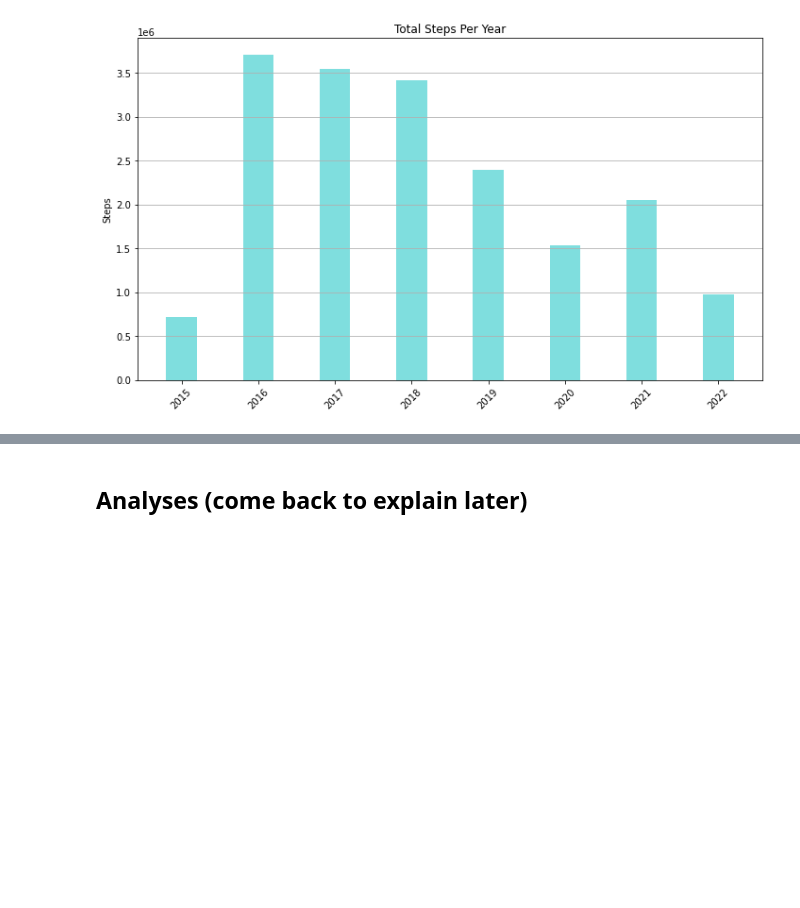
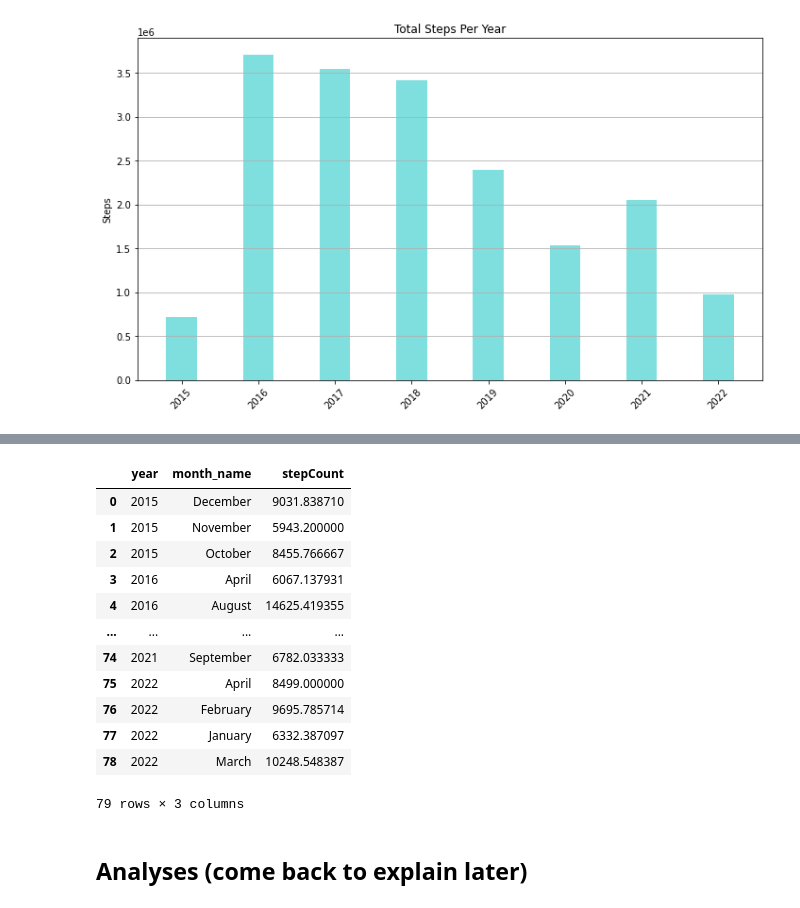
Before and after one commit to rebecca-weiss/HealthApp, a Jupyter notebook: steps_viz.ipynb, the cells around one changed output, grey strips where cells are left out. Cells and saved outputs as stored; diff of their text form; code cells hidden in the pictures; blank space fills up the shorter version.

```diff
--- a/steps_viz.ipynb
+++ b/steps_viz.ipynb
@@ -178,3 +180,21 @@ sns.heatmap(steps, annot=True, linewidths=.5, ax=ax)
+# %%
+# average steps per month/year
+steps_long = df.groupby(['year', 'month_name'], as_index=False)['stepCount'].mean()
+steps_long
+# %% [output]
+|  | year | month_name | stepCount |
+| 0 | 2015 | December | 9031.838710 |
+| 1 | 2015 | November | 5943.200000 |
+| 2 | 2015 | October | 8455.766667 |
+| 3 | 2016 | April | 6067.137931 |
+| 4 | 2016 | August | 14625.419355 |
+| ... | ... | ... | ... |
+| 74 | 2021 | September | 6782.033333 |
+| 75 | 2022 | April | 8499.000000 |
+| 76 | 2022 | February | 9695.785714 |
+| 77 | 2022 | January | 6332.387097 |
+| 78 | 2022 | March | 10248.548387 |
+79 rows × 3 columns
 # %% [markdown]
 ## Analyses (come back to explain later)
 # %%
```
Also changed, not shown: parts of 1 cell of this notebook.
